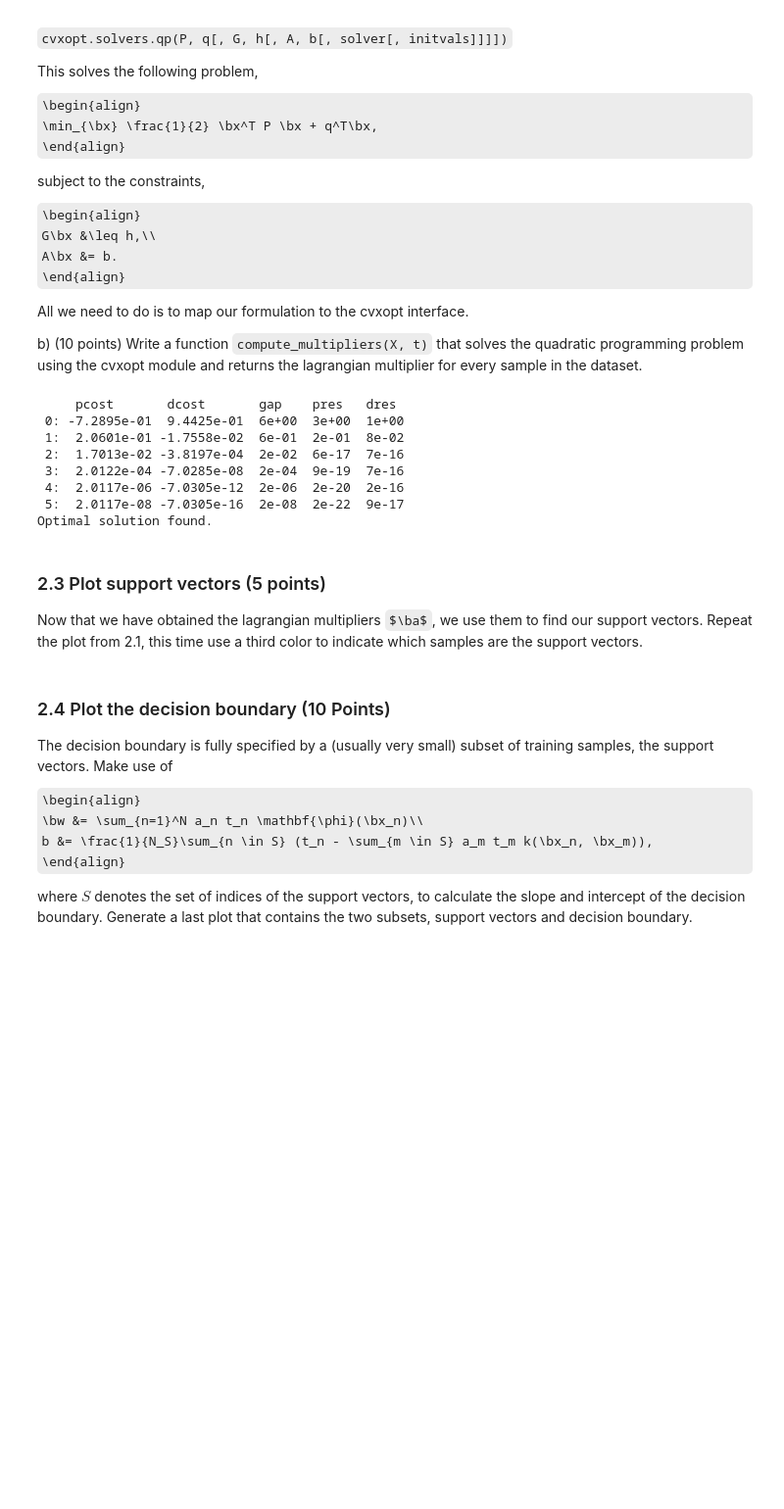
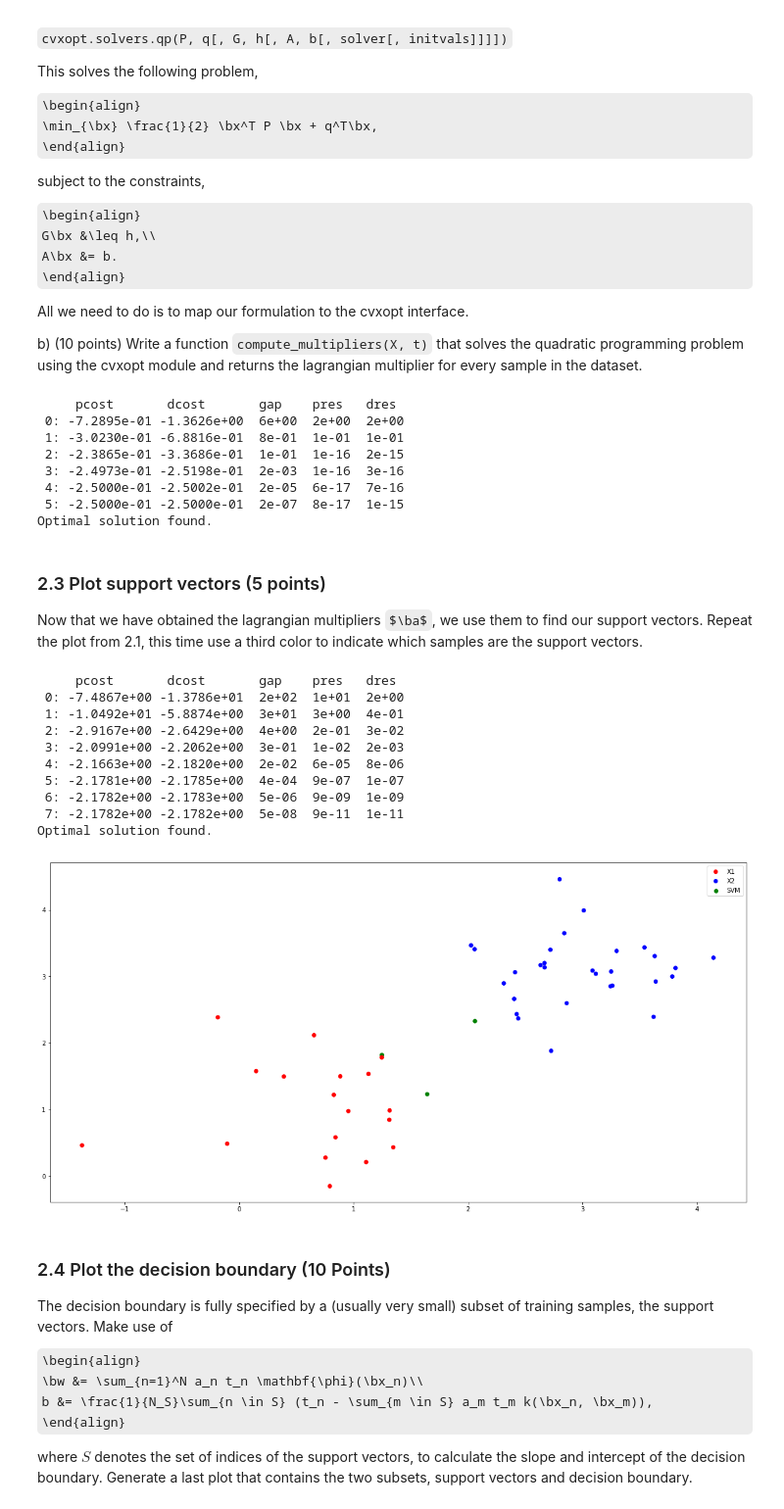
Before and after one commit to MBonnee/ML1, a Jupyter notebook: lab3/12065064_11883936_lab3.ipynb, the cells around one changed output. Shown at 98% size. Drawn from its saved outputs; the diff is of its cells as text; code cells hidden in the pictures; some formulas as TeX source; blank space fills up the shorter version.

```diff
--- a/lab3/12065064_11883936_lab3.ipynb
+++ b/lab3/12065064_11883936_lab3.ipynb
@@ -513,13 +513,12 @@ def compute_multipliers(X, t):
     samples = t.size
 
     K = ((computeK(X)*t).T*t).T
-    q = np.ones( (samples,1) )
+    q = -np.ones( (samples,1) )
     G = np.zeros( (samples, samples) )
     np.fill_diagonal(G, -1)
     h = np.zeros( (samples) )
     A = t.reshape(1,samples)
     b = np.zeros( (1,1) )
-
     q = cvxopt.matrix(q)
     G = cvxopt.matrix(G)
     h = cvxopt.matrix(h)
@@ -541,12 +540,12 @@ a_test = compute_multipliers(X_test, t_test)
 assert a_test.shape == (N_test, 1)
 # %% [output]
      pcost       dcost       gap    pres   dres
- 0: -7.2895e-01  9.4425e-01  6e+00  3e+00  1e+00
- 1:  2.0601e-01 -1.7558e-02  6e-01  2e-01  8e-02
- 2:  1.7013e-02 -3.8197e-04  2e-02  6e-17  7e-16
- 3:  2.0122e-04 -7.0285e-08  2e-04  9e-19  7e-16
- 4:  2.0117e-06 -7.0305e-12  2e-06  2e-20  2e-16
- 5:  2.0117e-08 -7.0305e-16  2e-08  2e-22  9e-17
+ 0: -7.2895e-01 -1.3626e+00  6e+00  2e+00  2e+00
+ 1: -3.0230e-01 -6.8816e-01  8e-01  1e-01  1e-01
+ 2: -2.3865e-01 -3.3686e-01  1e-01  1e-16  2e-15
+ 3: -2.4973e-01 -2.5198e-01  2e-03  1e-16  3e-16
+ 4: -2.5000e-01 -2.5002e-01  2e-05  6e-17  7e-16
+ 5: -2.5000e-01 -2.5000e-01  2e-07  8e-17  1e-15
 Optimal solution found.
 # %% [markdown]
 ### 2.3 Plot support vectors (5 points)
@@ -557,3 +553,28 @@ raise NotImplementedError()
+# %%
+X, t = create_X_and_t(X1, X2)
+a = compute_multipliers(X, t)
+S = (a > 1e-4).flatten()
+
+plt.figure(figsize=(20,10))
+plt.scatter(X1[:,0], X1[:,1], c=np.where(S[:N1] == False,'red','green'), label='X1')
+plt.scatter(X2[:,0], X2[:,1], c=np.where(S[-N2:] == False,'blue','green'), label='X2')
+plt.scatter([], [], c='green', label="SVM")
+
+plt.autoscale()
+plt.legend()
+plt.show()
+# %% [output]
+     pcost       dcost       gap    pres   dres
+ 0: -7.4867e+00 -1.3786e+01  2e+02  1e+01  2e+00
+ 1: -1.0492e+01 -5.8874e+00  3e+01  3e+00  4e-01
+ 2: -2.9167e+00 -2.6429e+00  4e+00  2e-01  3e-02
+ 3: -2.0991e+00 -2.2062e+00  3e-01  1e-02  2e-03
+ 4: -2.1663e+00 -2.1820e+00  2e-02  6e-05  8e-06
+ 5: -2.1781e+00 -2.1785e+00  4e-04  9e-07  1e-07
+ 6: -2.1782e+00 -2.1783e+00  5e-06  9e-09  1e-09
+ 7: -2.1782e+00 -2.1782e+00  5e-08  9e-11  1e-11
+Optimal solution found.
+[figure, added]
 # %% [markdown]
 ### 2.4 Plot the decision boundary (10 Points)
 The decision boundary is fully specified by a (usually very small) subset of training samples, the support vectors. Make use of
```
Also changed, not shown: parts of 2 cells of this notebook.
